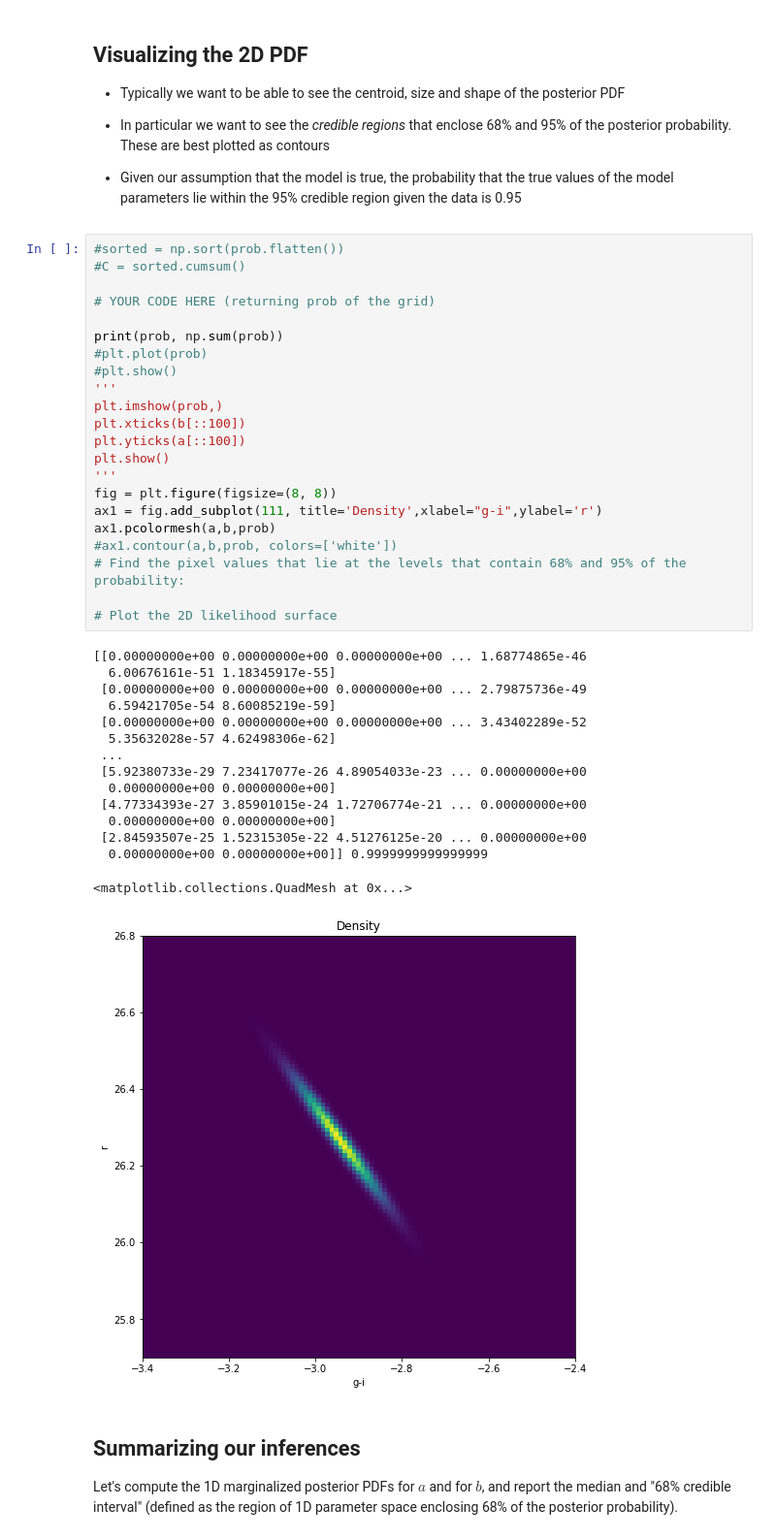
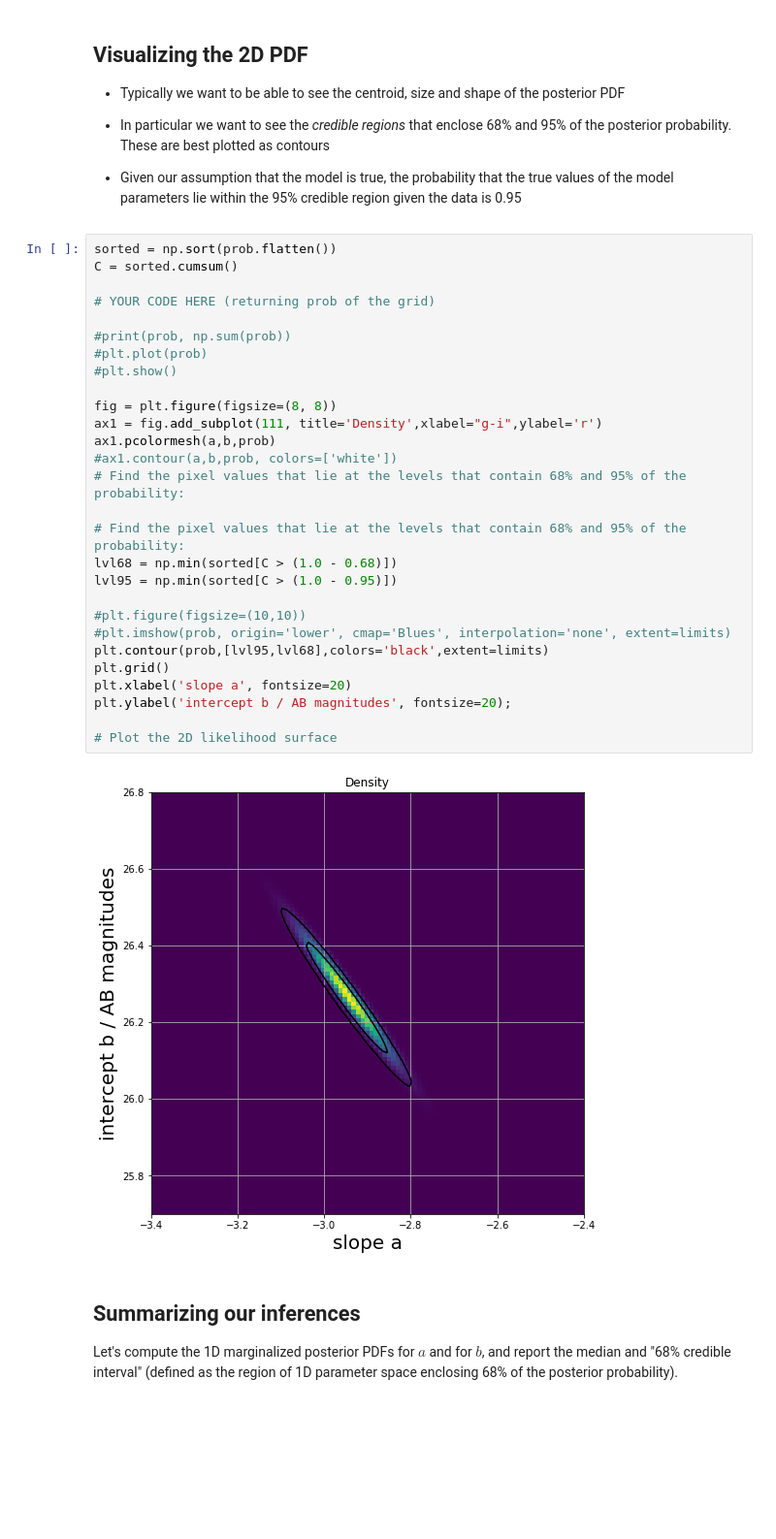
Before and after one commit to andreamwalker/ast8581_2021_Spring, a Jupyter notebook: lecture/05/lecture05.ipynb, the cells around one changed output. Shown at 97% size. Saved outputs shown, nothing was run; the diff lists cells and outputs as text; blank space fills up the shorter version.

```diff
--- a/lecture/05/lecture05.ipynb
+++ b/lecture/05/lecture05.ipynb
@@ -349,43 +349,35 @@ Wall time: 581 ms
 
 * Given our assumption that the model is true, the probability that the true values of the model parameters lie within the 95% credible region given the data is 0.95
 # %%
-#sorted = np.sort(prob.flatten())
-#C = sorted.cumsum()
+sorted = np.sort(prob.flatten())
+C = sorted.cumsum()
 
 # YOUR CODE HERE (returning prob of the grid)
 
-print(prob, np.sum(prob))
+#print(prob, np.sum(prob))
 #plt.plot(prob)
 #plt.show()
-'''
-plt.imshow(prob,)
-plt.xticks(b[::100])
-plt.yticks(a[::100])
-plt.show()
-'''
+
 fig = plt.figure(figsize=(8, 8))
 ax1 = fig.add_subplot(111, title='Density',xlabel="g-i",ylabel='r')
 ax1.pcolormesh(a,b,prob)
 #ax1.contour(a,b,prob, colors=['white'])
 # Find the pixel values that lie at the levels that contain 68% and 95% of the probability:
 
+# Find the pixel values that lie at the levels that contain 68% and 95% of the probability:
+lvl68 = np.min(sorted[C > (1.0 - 0.68)])
+lvl95 = np.min(sorted[C > (1.0 - 0.95)])
+
+#plt.figure(figsize=(10,10))
+#plt.imshow(prob, origin='lower', cmap='Blues', interpolation='none', extent=limits)
+plt.contour(prob,[lvl95,lvl68],colors='black',extent=limits)
+plt.grid()
+plt.xlabel('slope a', fontsize=20)
+plt.ylabel('intercept b / AB magnitudes', fontsize=20);
+
 # Plot the 2D likelihood surface
 # %% [output]
-[[0.00000000e+00 0.00000000e+00 0.00000000e+00 ... 1.68774865e-46
-  6.00676161e-51 1.18345917e-55]
- [0.00000000e+00 0.00000000e+00 0.00000000e+00 ... 2.79875736e-49
-  6.59421705e-54 8.60085219e-59]
- [0.00000000e+00 0.00000000e+00 0.00000000e+00 ... 3.43402289e-52
-  5.35632028e-57 4.62498306e-62]
- ...
- [5.92380733e-29 7.23417077e-26 4.89054033e-23 ... 0.00000000e+00
-  0.00000000e+00 0.00000000e+00]
- [4.77334393e-27 3.85901015e-24 1.72706774e-21 ... 0.00000000e+00
-  0.00000000e+00 0.00000000e+00]
- [2.84593507e-25 1.52315305e-22 4.51276125e-20 ... 0.00000000e+00
-  0.00000000e+00 0.00000000e+00]] 0.9999999999999999
-<matplotlib.collections.QuadMesh at 0x...>
-[figure, old version]
+[figure, new version]
 # %% [markdown]
 ## Summarizing our inferences
 
```
Also changed, not shown: parts of 8 cells of this notebook.
